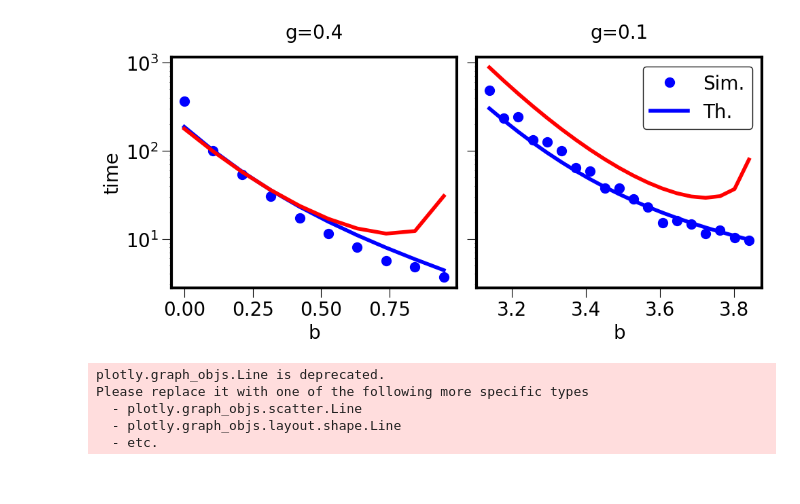
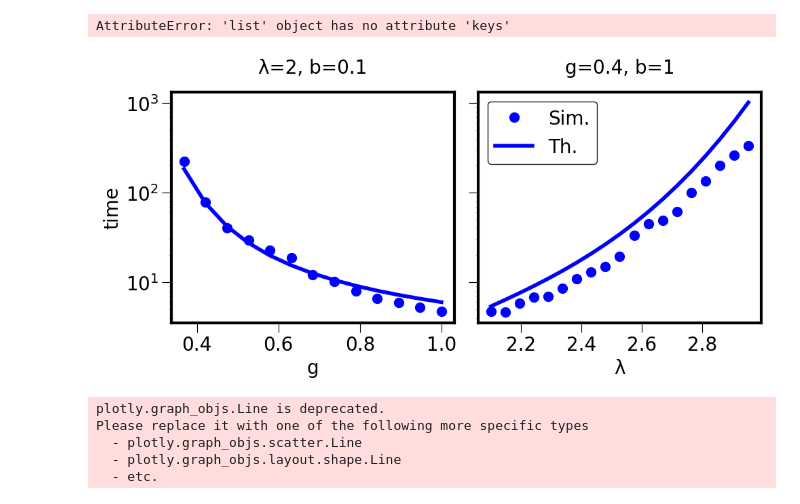
Before and after one commit to michaelyhuang23/opo-photon-tunneling, a Jupyter notebook: plotterpy.ipynb, the cells around one changed output. Cells and saved outputs as stored; diff of their text form; code cells hidden in the pictures.

```diff
--- a/plotterpy.ipynb
+++ b/plotterpy.ipynb
@@ -7,7 +31,7 @@ import numpy as np
 # %%
-with open('output2.json') as f:
+with open('output3.json') as f:
     data = json.load(f)
-with open('output.json') as f:
+with open('output4.json') as f:
     data2 = json.load(f)
 # %%
 def aggregate(data, keep_keys):
@@ -36,7 +60,10 @@ def process_data(data):
     return data
 data = process_data(data)
 data2 = process_data(data2)
+# %% [output]
+AttributeError: 'list' object has no attribute 'keys'
 # %%
+# for figure 2
 import pandas as pd
 df = pd.DataFrame(data)
 df2 = pd.DataFrame(data2)
@@ -60,27 +87,78 @@ fig, (ax1, ax2) = plt.subplots(1, 2, sharey=True, figsize=(10, 5))
 
 ax1.plot(df['b'], df['sim_fit_time'], 'o', markerfacecolor='blue', markeredgecolor='blue', label="g=0.4")
 #plt.plot(df['b'], df['sol1_time'])
-ax1.plot(df['b'], df['sol3_time'], color='blue')
-ax1.plot(df['b'], df['sol1_time'], color='red')
-ax1.set_title('g=0.4', pad=20)
+extended_b = list(np.linspace(-0.25, 0, 20))
+extended_analytic = [analytic_time3(2,b,0.4) for b in extended_b]
+ax1.plot(extended_b+list(df['b']), extended_analytic+list(df['sol3_time']), color='blue')
+#ax1.plot(df['b'], df['sol1_time'], color='red')
+ax1.set_title('λ=2, g=0.4', pad=20)
 ax1.set_yscale('log')
 ax1.set_ylabel('time')
 ax1.set_xlabel('b')
 
 ax2.plot(df2['b'], df2['sim_fit_time'], 'o', markerfacecolor='blue', markeredgecolor='blue', label="g=0.1")
 #plt.plot(df['b'], df['sol1_time'])
-ax2.plot(df2['b'], df2['sol3_time'], color='blue')
-ax2.plot(df2['b'], df2['sol1_time'], color='red')
+extended_b = list(np.linspace(2.9, 3.15, 20))
+extended_analytic = [analytic_time3(2,b,0.1) for b in extended_b]
+ax2.plot(extended_b+list(df2['b']), extended_analytic+list(df2['sol3_time']), color='blue')
+#ax2.plot(df2['b'], df2['sol1_time'], color='red')
 ax2.legend(['Sim.', 'Th.'])
-ax2.set_title('g=0.1', pad=20)
+ax2.set_title('λ=2, g=0.1', pad=20)
 ax2.set_yscale('log')
 ax2.set_xlabel('b')
 
 plt.tight_layout()
 plt.savefig('time-vs-b-g04-l2.svg', format='svg',  bbox_inches='tight')
 plt.show()
-# %% [output]
-[figure, removed]
+# %%
+# for figure 3
+df = pd.DataFrame(data)
+df2 = pd.DataFrame(data2)
+
+plt.rcParams.update({
+    'lines.linewidth': 4,       # Line thickness
+    'lines.markersize': 10,     # Marker size
+    'axes.linewidth': 3,        # Border thickness for axes
+    'axes.titlesize': 20,       # Title font size
+    'axes.labelsize': 20,       # Label font size
+    'xtick.labelsize': 20,      # X-axis tick label font size
+    'ytick.labelsize': 20,      # Y-axis tick label font size
+    'xtick.major.size': 10,     # Length of X-axis ticks
+    'ytick.major.size': 10,     # Length of X-axis ticks
+    'legend.fontsize': 20,      # Legend font size
+    'legend.frameon': True,     # Enable legend frame
+    'legend.framealpha': 0.9,   # Legend frame transparency
+    'legend.edgecolor': 'black' # Legend frame border color
+})
+fig, (ax1, ax2) = plt.subplots(1, 2, sharey=True, figsize=(10, 5))
+
+ax1.plot(df['g'], df['sim_fit_time'], 'o', markerfacecolor='blue', markeredgecolor='blue', label="b=0.1")
+#plt.plot(df['b'], df['sol1_time'])
+#extended_b = list(np.linspace(-0.25, 0, 20))
+#extended_analytic = [analytic_time3(2,b,0.4) for b in extended_b]
+ax1.plot(list(df['g']), list(df['sol3_time']), color='blue')
+#ax1.plot(df['b'], df['sol1_time'], color='red')
+ax1.set_title('λ=2, b=0.1', pad=20)
+ax1.set_yscale('log')
+ax1.set_ylabel('time')
+ax1.set_xlabel('g')
+
+ax2.plot(df2['lambda'], df2['sim_fit_time'], 'o', markerfacecolor='blue', markeredgecolor='blue', label="g=0.4")
+#plt.plot(df['b'], df['sol1_time'])
+#extended_b = list(np.linspace(2.9, 3.15, 20))
+#extended_analytic = [analytic_time3(2,b,0.1) for b in extended_b]
+ax2.plot(list(df2['lambda']), list(df2['sol3_time']), color='blue')
+#ax2.plot(df2['lambda'], df2['sol1_time'], color='red')
+ax2.legend(['Sim.', 'Th.'])
+ax2.set_title('g=0.4, b=1', pad=20)
+ax2.set_yscale('log')
+ax2.set_xlabel('λ')
+
+plt.tight_layout()
+plt.savefig('time-vs-glambda.svg', format='svg',  bbox_inches='tight')
+plt.show()
+# %% [output]
+[figure, added]
 # %%
 import pandas as pd
 import plotly.graph_objects as go
```
Also changed, not shown: parts of 1 cell of this notebook, 3 other files.
